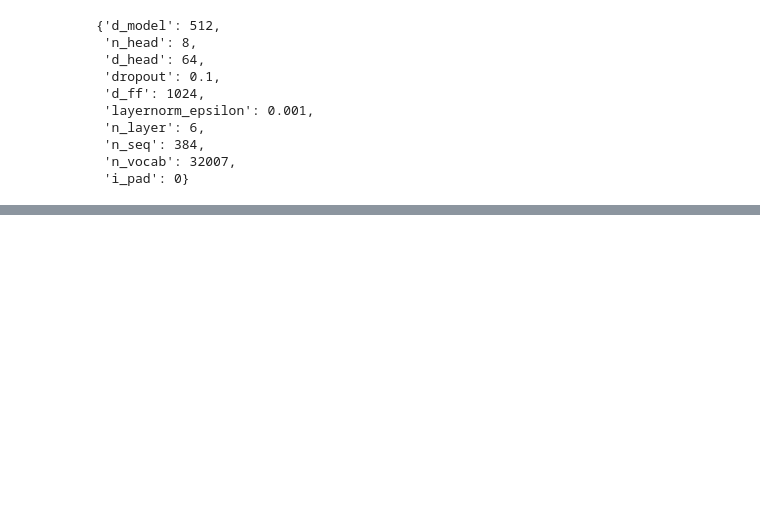
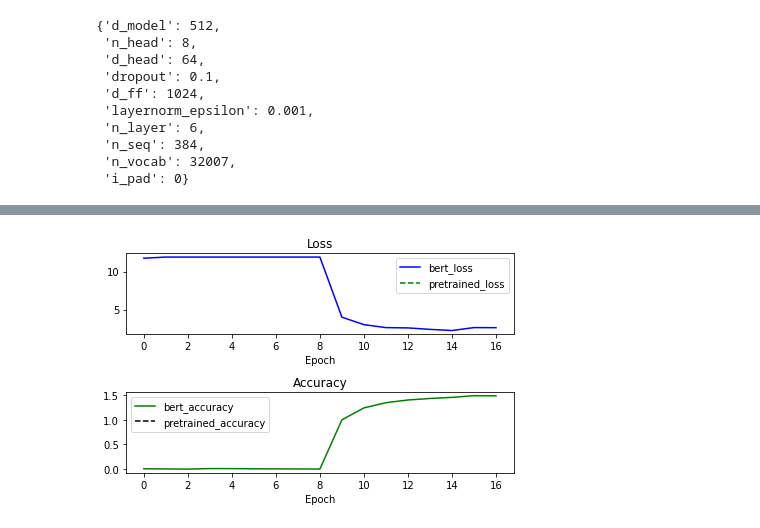
Before and after one commit to seungmiya13/LMS-Exploration, a Jupyter notebook: E17/bert_pretrained.ipynb, the cells around one changed output, grey strips where cells are left out. Cells and saved outputs as stored; diff of their text form; code cells hidden in the pictures; blank space fills up the shorter version.

```diff
--- a/E17/bert_pretrained.ipynb
+++ b/E17/bert_pretrained.ipynb
@@ -632,0 +779,5 @@ early stopping
+# %%
+config = Config({"d_model": 512, "n_head": 8, "d_head": 64, "dropout": 0.1, "d_ff": 1024, "layernorm_epsilon": 0.001, "n_layer": 6, "n_seq": 384, "n_vocab": 0, "i_pad": 0})
+config.n_vocab = len(vocab)
+config.i_pad = vocab.pad_id()
+config
@@ -632,0 +795,5 @@ early stopping
+# %%
+bert_batch_size = 32
+
+train_dataset = tf.data.Dataset.from_tensor_slices((train_inputs, train_labels)).shuffle(10000).batch(bert_batch_size)
+dev_dataset = tf.data.Dataset.from_tensor_slices((dev_inputs, dev_labels)).batch(bert_batch_size)
@@ -632,0 +932,31 @@ early stopping
+# %%
+loss = []
+acc = []
+for i in range(len(start_loss_list)) :
+    loss.append(start_loss_list[i]+val_start_loss_list[i])
+    acc.append(start_acc_list[i]+val_start_acc_list[i])
+
+loss2 = []
+acc2 = []
+for i in range(len(start_loss_list2)) :
+    loss.append(start_loss_list2[i]+val_start_loss_list2[i])
+    acc.append(start_acc_list2[i]+val_start_acc_list2[i])
+# %%
+plt.subplot(2, 1, 1)
+plt.plot(loss, 'b-', label='bert_loss')
+plt.plot(loss2, 'g--', label='pretrained_loss')
+plt.title('Loss')
+plt.xlabel('Epoch')
+plt.legend()
+
+plt.subplot(2, 1, 2)
+plt.plot(acc, 'g-', label='bert_accuracy')
+plt.plot(acc2, 'k--', label='pretrained_accuracy')
+plt.title('Accuracy')
+plt.xlabel('Epoch')
+plt.legend()
+
+plt.tight_layout()
+plt.show()
+# %% [output]
+[figure, added]
```
Also changed, not shown: parts of 26 cells of this notebook.
